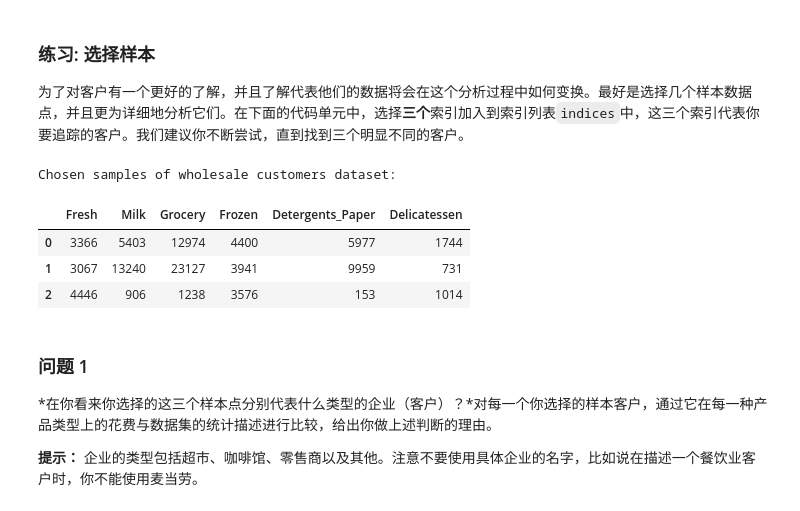
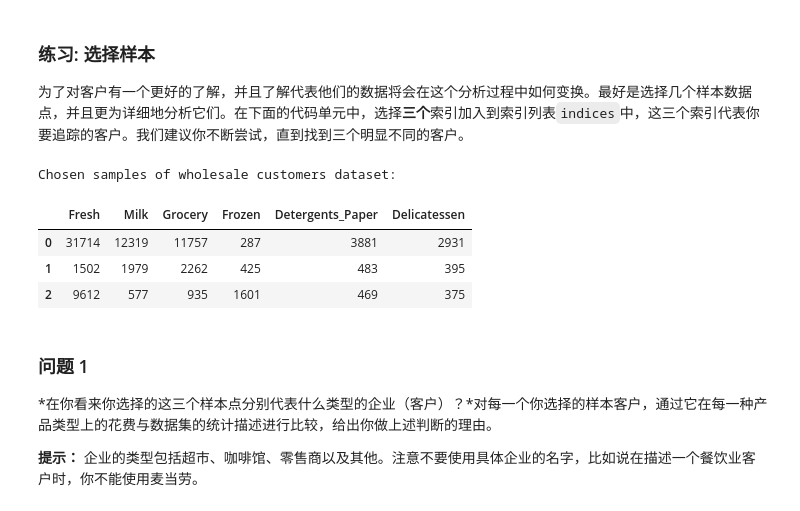
Before and after one commit to trinco-cn1/creating_customer_segments, a Jupyter notebook: customer_segments.ipynb, the cells around one changed output. Saved outputs shown, nothing was run; the diff lists cells and outputs as text; code cells hidden in the pictures.

```diff
--- a/customer_segments.ipynb
+++ b/customer_segments.ipynb
@@ -63,18 +63,18 @@ display(data.describe())
 为了对客户有一个更好的了解，并且了解代表他们的数据将会在这个分析过程中如何变换。最好是选择几个样本数据点，并且更为详细地分析它们。在下面的代码单元中，选择**三个**索引加入到索引列表`indices`中，这三个索引代表你要追踪的客户。我们建议你不断尝试，直到找到三个明显不同的客户。
 # %%
 # TODO：从数据集中选择三个你希望抽样的数据点的索引
-indices = [10,200,400]
+indices = [12,34,399]
 
 # 为选择的样本建立一个DataFrame
 samples = pd.DataFrame(data.loc[indices], columns = data.keys()).reset_index(drop = True)
 print "Chosen samples of wholesale customers dataset:"
 display(samples)
 # %% [output]
 Chosen samples of wholesale customers dataset:
 |  | Fresh | Milk | Grocery | Frozen | Detergents_Paper | Delicatessen |
-| 0 | 3366 | 5403 | 12974 | 4400 | 5977 | 1744 |
-| 1 | 3067 | 13240 | 23127 | 3941 | 9959 | 731 |
-| 2 | 4446 | 906 | 1238 | 3576 | 153 | 1014 |
+| 0 | 31714 | 12319 | 11757 | 287 | 3881 | 2931 |
+| 1 | 1502 | 1979 | 2262 | 425 | 483 | 395 |
+| 2 | 9612 | 577 | 935 | 1601 | 469 | 375 |
 # %% [markdown]
 ### 问题 1
 *在你看来你选择的这三个样本点分别代表什么类型的企业（客户）？*对每一个你选择的样本客户，通过它在每一种产品类型上的花费与数据集的统计描述进行比较，给出你做上述判断的理由。
```
Also changed, not shown: parts of 12 cells of this notebook, 1 other file.
